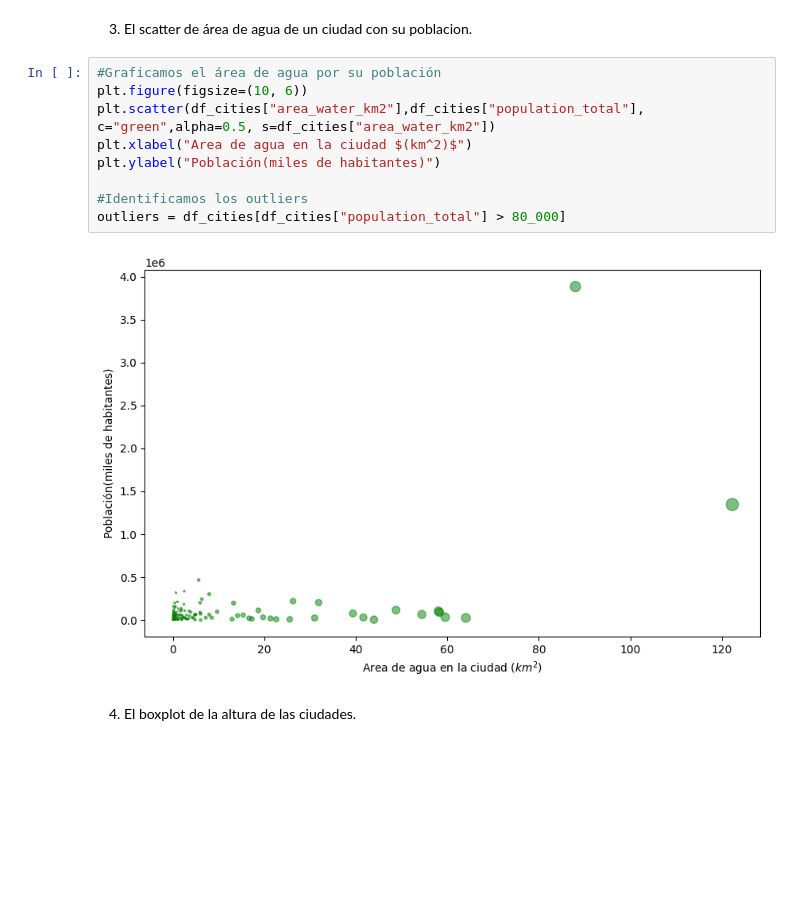
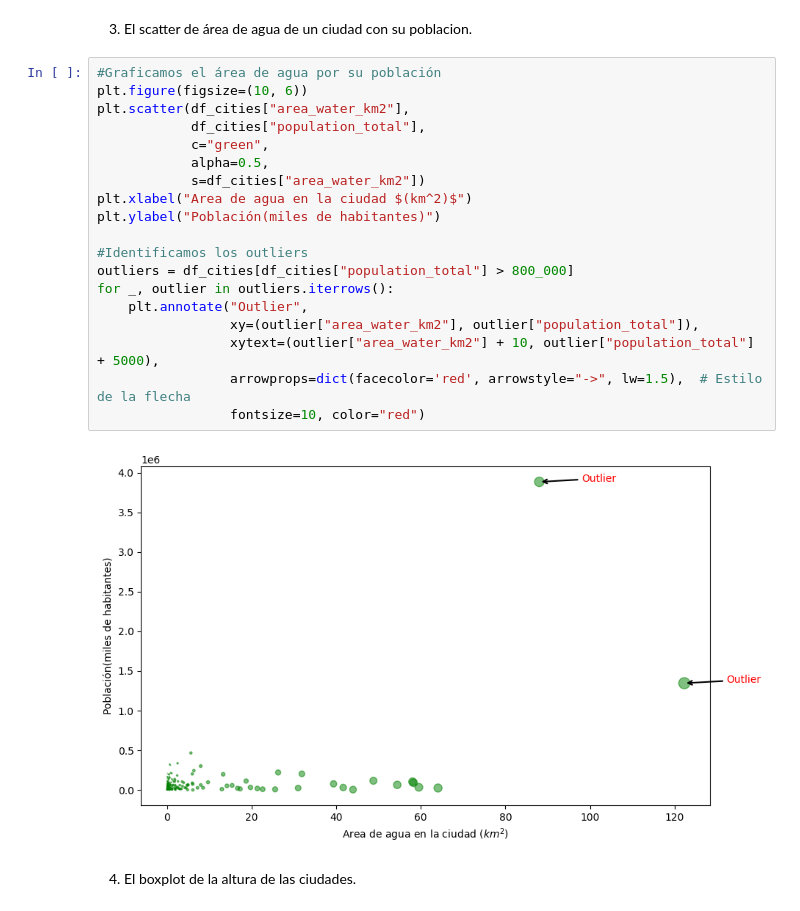
Before and after one commit to Cmonzon-94/ONLINE_DS_THEBRIDGE_Cmonzon, a Jupyter notebook: 03_Analisis_de_Datos/Sprint_08/Unidad_01_Visualizacion_Basica/Unidad_01/Practica_Obligatoria/18_Practica_Obligatoria_Visualizacion_Basica.ipynb, the cells around one changed output. Drawn from its saved outputs; the diff is of its cells as text; blank space fills up the shorter version.

```diff
--- a/03_Analisis_de_Datos/Sprint_08/Unidad_01_Visualizacion_Basica/Unidad_01/Practica_Obligatoria/18_Practica_Obligatoria_Visualizacion_Basica.ipynb
+++ b/03_Analisis_de_Datos/Sprint_08/Unidad_01_Visualizacion_Basica/Unidad_01/Practica_Obligatoria/18_Practica_Obligatoria_Visualizacion_Basica.ipynb
@@ -160,13 +163,23 @@ findfont: Font family 'Bradley Hand itc' not found.
 # %%
 #Graficamos el área de agua por su población
 plt.figure(figsize=(10, 6))
-plt.scatter(df_cities["area_water_km2"],df_cities["population_total"], c="green",alpha=0.5, s=df_cities["area_water_km2"])
+plt.scatter(df_cities["area_water_km2"],
+            df_cities["population_total"],
+            c="green",
+            alpha=0.5,
+            s=df_cities["area_water_km2"])
 plt.xlabel("Area de agua en la ciudad $(km^2)$")
 plt.ylabel("Población(miles de habitantes)")
 
 #Identificamos los outliers
-outliers = df_cities[df_cities["population_total"] > 80_000]
+outliers = df_cities[df_cities["population_total"] > 800_000]
+for _, outlier in outliers.iterrows():
+    plt.annotate("Outlier",
+                 xy=(outlier["area_water_km2"], outlier["population_total"]),
+                 xytext=(outlier["area_water_km2"] + 10, outlier["population_total"] + 5000),
+                 arrowprops=dict(facecolor='red', arrowstyle="->", lw=1.5),  # Estilo de la flecha
+                 fontsize=10, color="red")
 # %% [output]
-[figure, old version]
+[figure, new version]
 # %% [markdown]
 4. El boxplot de la altura de las ciudades.
```
Also changed, not shown: parts of 4 cells of this notebook.
